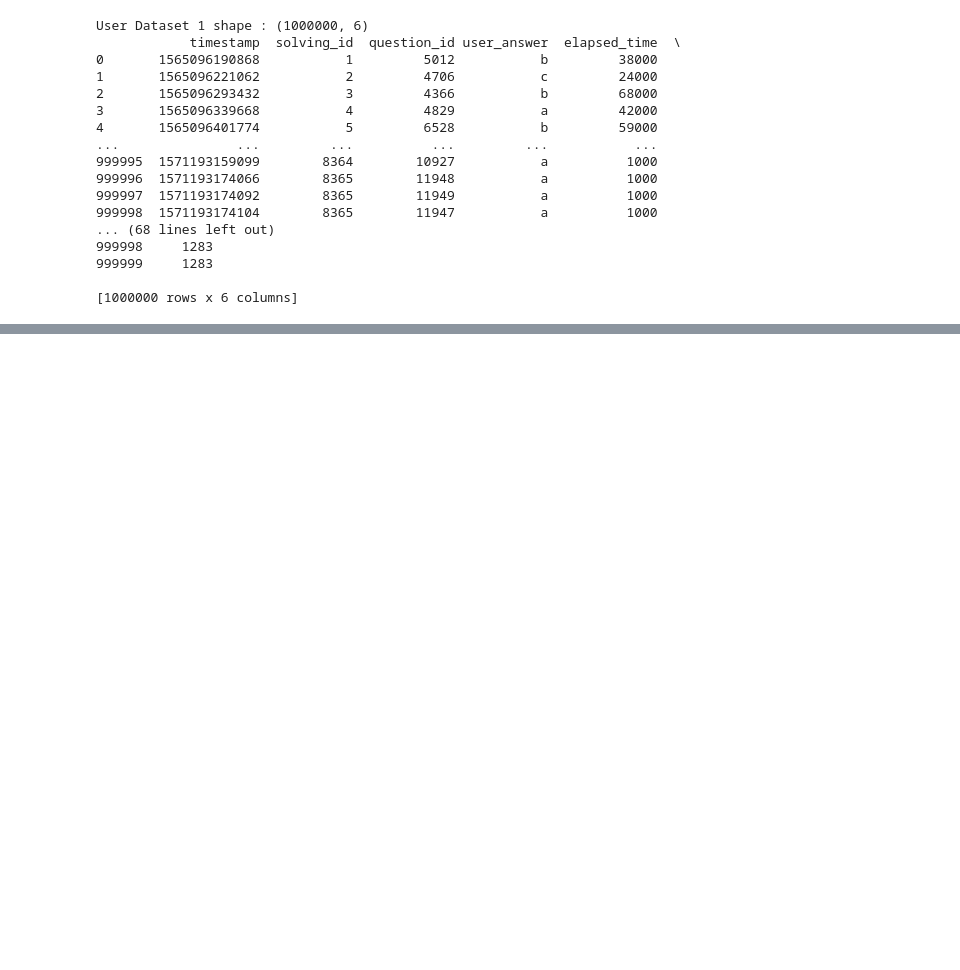
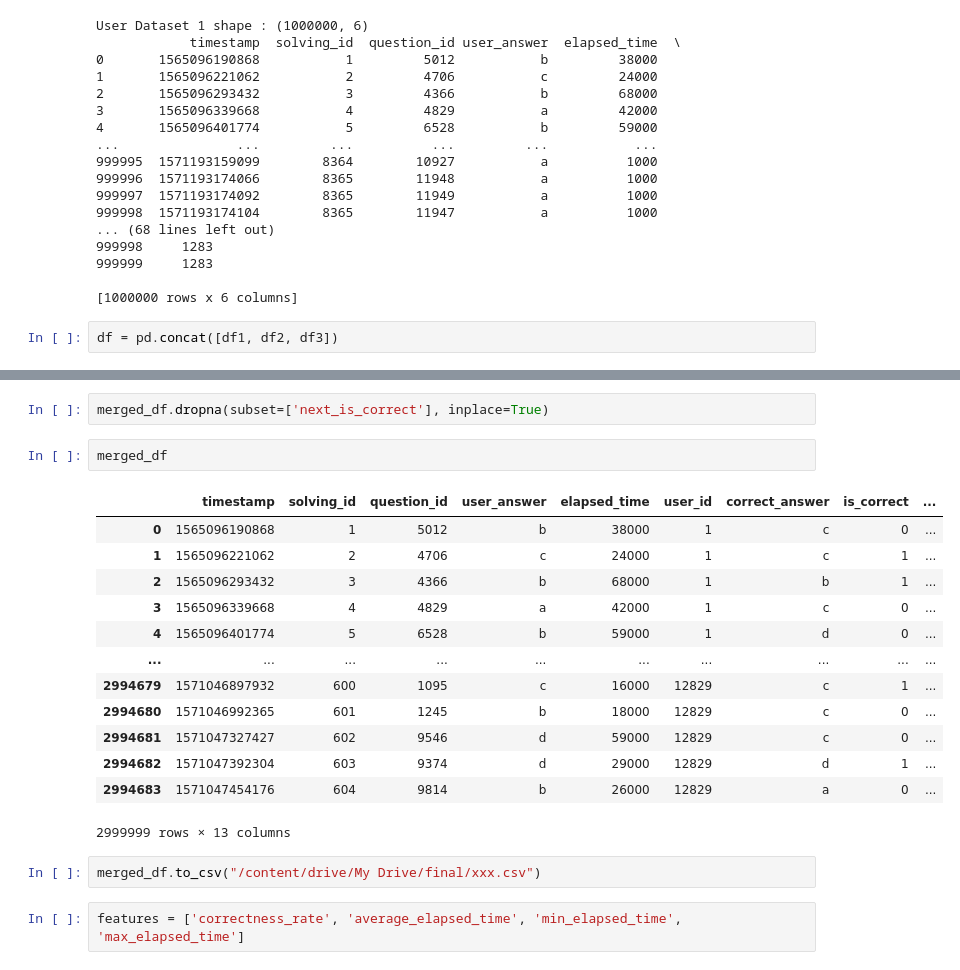
Before and after one commit to choycoy/final_project, a Jupyter notebook: prediction.ipynb, the cells around one changed output, grey strips where cells are left out. Saved outputs shown, nothing was run; the diff lists cells and outputs as text; blank space fills up the shorter version.

```diff
--- a/prediction.ipynb
+++ b/prediction.ipynb
@@ -53,3 +53,5 @@ User Dataset 1 shape : (1000000, 6)
 999999     1283
 
 [1000000 rows x 6 columns]
+# %%
+df = pd.concat([df1, df2, df3])
@@ -55,0 +221,22 @@ User Dataset 1 shape : (1000000, 6)
+# %%
+merged_df.dropna(subset=['next_is_correct'], inplace=True)
+# %%
+merged_df
+# %% [output]
+|  | timestamp | solving_id | question_id | user_answer | elapsed_time | user_id | correct_answer | is_correct | ... |
+| 0 | 1565096190868 | 1 | 5012 | b | 38000 | 1 | c | 0 | ... |
+| 1 | 1565096221062 | 2 | 4706 | c | 24000 | 1 | c | 1 | ... |
+| 2 | 1565096293432 | 3 | 4366 | b | 68000 | 1 | b | 1 | ... |
+| 3 | 1565096339668 | 4 | 4829 | a | 42000 | 1 | c | 0 | ... |
+| 4 | 1565096401774 | 5 | 6528 | b | 59000 | 1 | d | 0 | ... |
+| ... | ... | ... | ... | ... | ... | ... | ... | ... | ... |
+| 2994679 | 1571046897932 | 600 | 1095 | c | 16000 | 12829 | c | 1 | ... |
+| 2994680 | 1571046992365 | 601 | 1245 | b | 18000 | 12829 | c | 0 | ... |
+| 2994681 | 1571047327427 | 602 | 9546 | d | 59000 | 12829 | c | 0 | ... |
+| 2994682 | 1571047392304 | 603 | 9374 | d | 29000 | 12829 | d | 1 | ... |
+| 2994683 | 1571047454176 | 604 | 9814 | b | 26000 | 12829 | a | 0 | ... |
+2999999 rows × 13 columns
+# %%
+merged_df.to_csv("/content/drive/My Drive/final/xxx.csv")
+# %%
+features = ['correctness_rate', 'average_elapsed_time', 'min_elapsed_time', 'max_elapsed_time']
```
Also changed, not shown: parts of 15 cells of this notebook.
